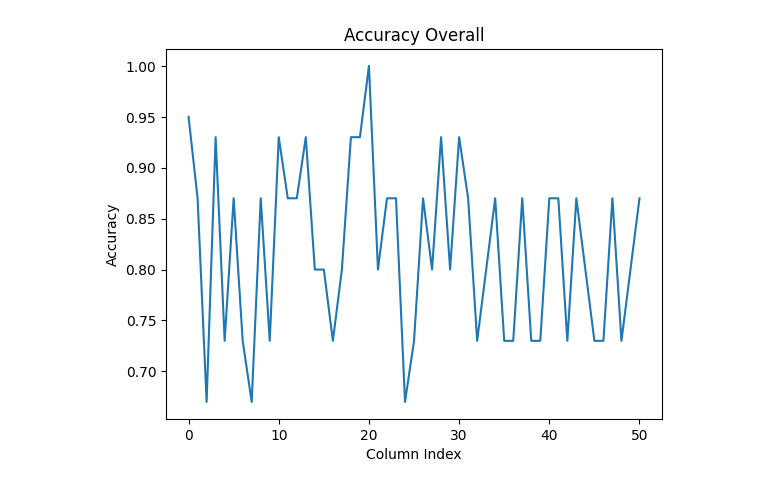
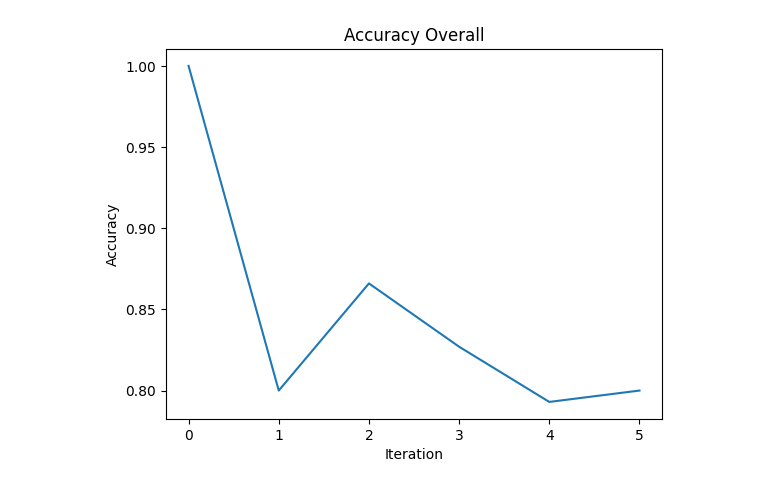
Before and after one commit to kiko-serra/CRAI, a Jupyter notebook: with-skf/merge-target1.ipynb, the cells around one changed output. Saved outputs shown, nothing was run; the diff lists cells and outputs as text; code cells hidden in the pictures.

Commit message:
Change accuracy to the average for each fold

```diff
--- a/with-skf/merge-target1.ipynb
+++ b/with-skf/merge-target1.ipynb
@@ -59,12 +51,13 @@ for index in range(num_columns):
     print("\nRaisin Column:", raisin_columns[index], " -- ", iris_columns[index], "\n\n")
     data[iris_columns[index]] = raisin[raisin_columns[index]]
 
-    print(data.head())
-
     X = data.drop('Species', axis=1)
     Y = data['Species']
 
-    skf = StratifiedKFold(n_splits=10, shuffle=True, random_state=10)
+    n_splits = 10
+
+    skf = StratifiedKFold(n_splits, shuffle=True, random_state=10)
+    average_accuracy=0
     for fold, (train_index, test_index) in enumerate(skf.split(X, Y)):
         X_train = X.take(train_index)
         y_train = Y.take(train_index)
@@ -72,14 +65,13 @@ for index in range(num_columns):
         y_test = Y.take(test_index)
 
         knn_classifier = KNeighborsClassifier()
-
-        # Train the classifier
         knn_classifier.fit(X_train, y_train)
 
         y_pred = knn_classifier.predict(X_test)
 
         accuracy = round(metrics.accuracy_score(y_test, y_pred), 2)
-        accuracy_overall.append(accuracy)
+        average_accuracy = average_accuracy + accuracy
+        print("Accuracy:", accuracy)
         #f1_score = round(metrics.f1_score(y_test, y_pred), 2)
         #auc_score = round(roc_auc_score(y_test, y_pred), 2)
         cross_val_scores = cross_val_score(knn_classifier, X, y, cv=4)
@@ -91,8 +83,11 @@ for index in range(num_columns):
         #print("AUC Score:", auc_score)
         print("Cross-Validation Scores:", cross_val_scores)
 
+    average_accuracy = average_accuracy/n_splits
+    accuracy_overall.append(average_accuracy)
+
 plt.plot(accuracy_overall)
-plt.xlabel('Column Index')
+plt.xlabel('Iteration')
 plt.ylabel('Accuracy')
 plt.title('Accuracy Overall')
 plt.show()
@@ -116,2 +111,2 @@ Accuracy: 0.87
 Cross-Validation Scores: [0.58, 0.47, 0.49, 0.43]
-[figure, old version]
+[figure, new version]
```
Also changed, not shown: parts of 2 cells of this notebook, 2 other files.
